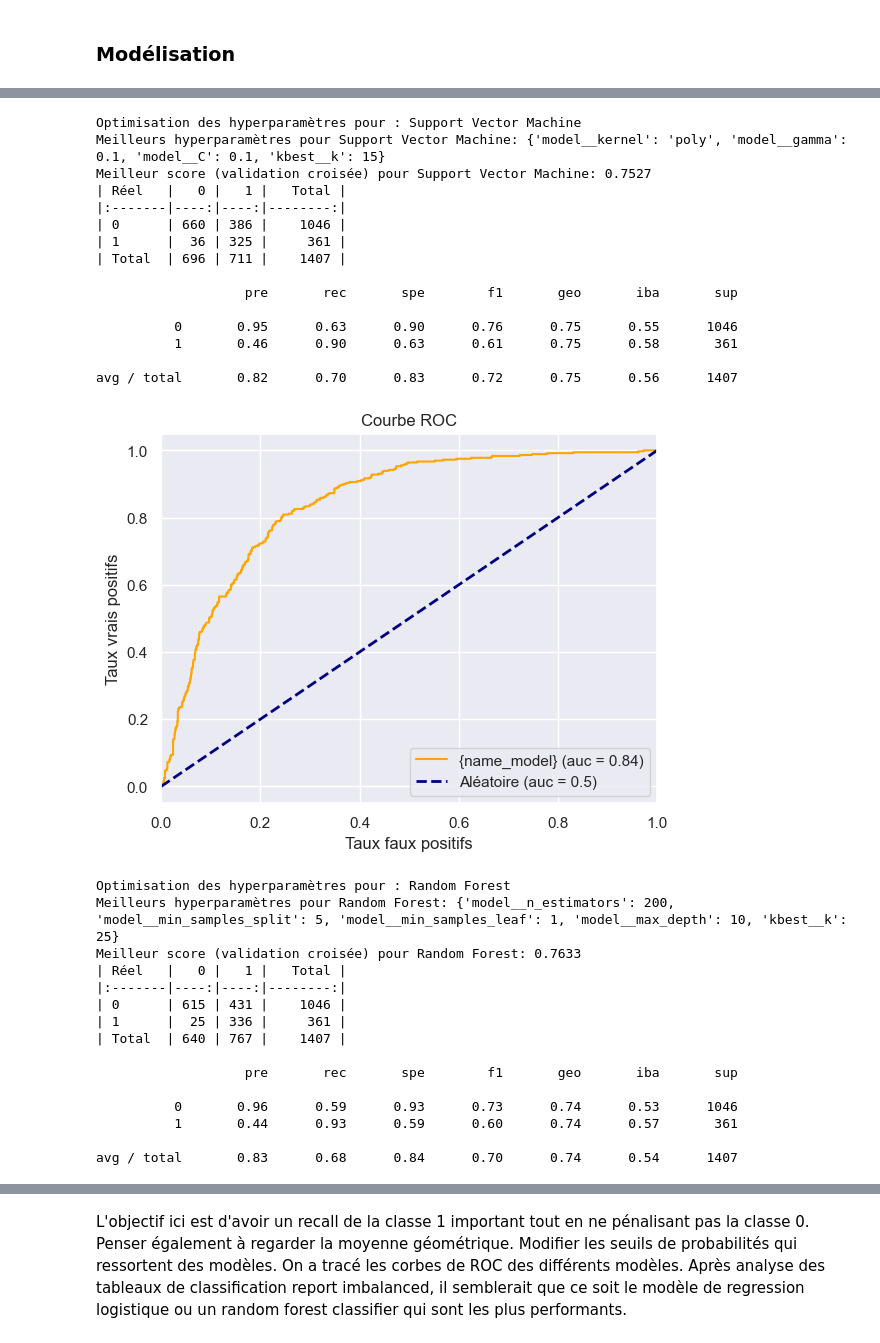
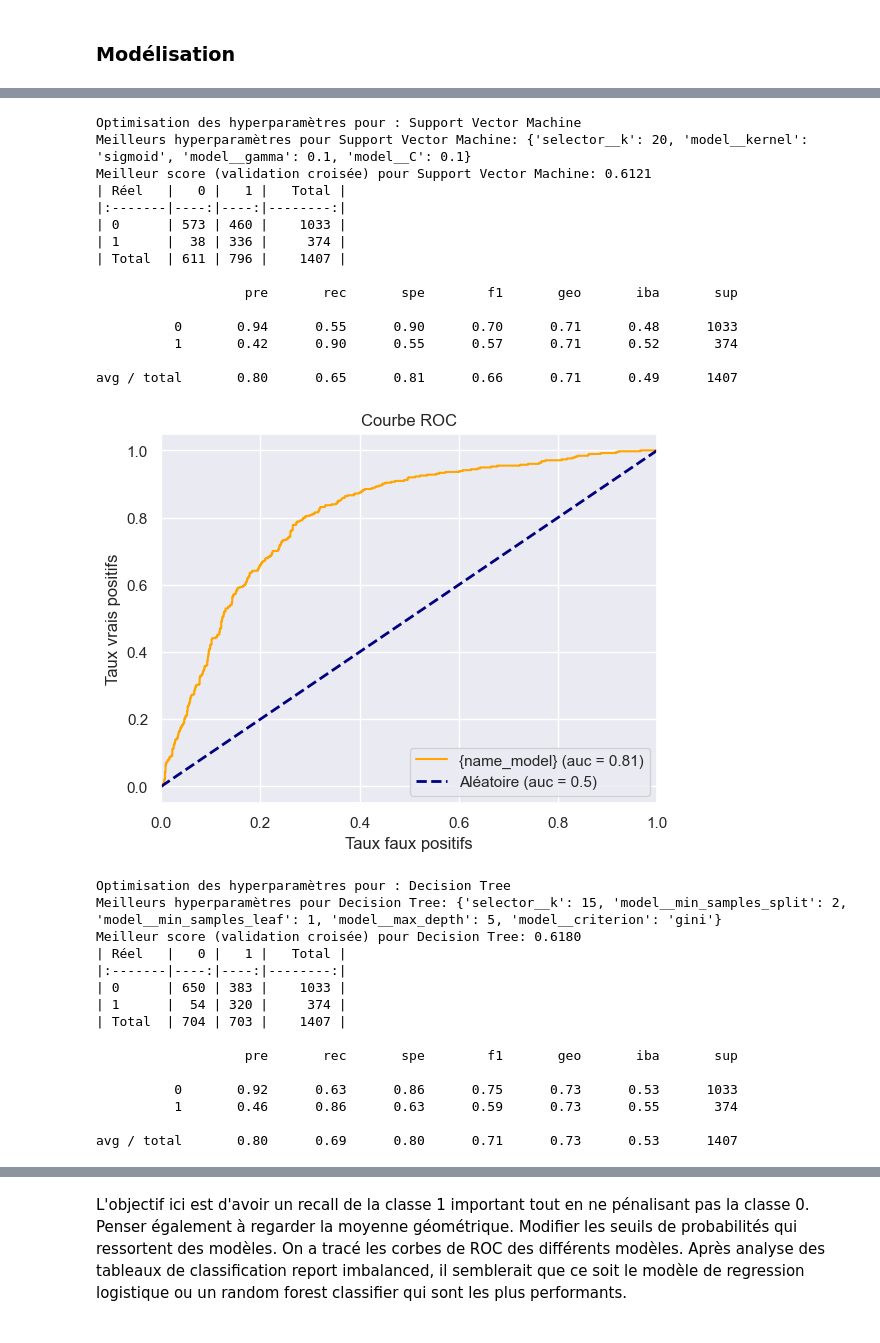
Before and after one commit to anthoferre/telco_customer_churn, a Jupyter notebook: telco_customer_churn.ipynb, the cells around one changed output, grey strips where cells are left out. Cells and saved outputs as stored; diff of their text form; code cells hidden in the pictures.

```diff
--- a/telco_customer_churn.ipynb
+++ b/telco_customer_churn.ipynb
@@ -91,2 +76,0 @@ sns.barplot(df_crosstab, x = df_crosstab.gender, y = df_crosstab.percentage, hue
-# %%
-df['Charges_rate'] = (df.MonthlyCharges / df.TotalCharges) * 100
@@ -204,13 +216,0 @@ data = df.drop('Churn', axis = 1)
-# %%
-# jeu d'entraînement et jeu de test
-x_train, x_test, y_train, y_test = train_test_split(data,target,test_size=0.2,random_state=66)
-
-# sous échantillonner
-x_train_us,y_train_us = SMOTE(random_state=42).fit_resample(x_train,y_train)  # Added random_state for reproducibility
-
-# sur échantilloner
-x_train_os,y_train_os = RandomUnderSampler(random_state=42).fit_resample(x_train,y_train) # Added random_state for reproducibility
-
-#enregistrement des données de test pour l'application streamlit
-joblib.dump(x_test,'x_test')
-joblib.dump(y_test,'y_test')
@@ -219,5 +244,4 @@ joblib.dump(y_test,'y_test')
 # %%
-scaler = StandardScaler()
 selector = SelectKBest()
 clf_lr = LogisticRegression()
 clf_svm = SVC(probability=True)
@@ -226,46 +250,49 @@ clf_dt = DecisionTreeClassifier()
 
 
 list_of_models = [('Logistic Regression', clf_lr),
-                   ('Support Vector Machine', clf_svm),
-                   ('Random Forest', clf_rf),
-                   ('Decision Tree', clf_dt)]
+            ('Support Vector Machine', clf_svm),
+            ('Decision Tree', clf_dt),
+            ('Random Forest', clf_rf)]
 
 
 results = {}
 
 for name_model, model in list_of_models:
     print(f"Optimisation des hyperparamètres pour : {name_model}")
-    model_pipeline = Pipeline(steps=[('normalisation', scaler),
-                                        ('kbest', selector),
-                                        ('model', model)])
+    model_pipeline_all = ImbPipeline(steps=[
+        ('preprocessor', preprocessor), # Étape 1: Transformation de toutes les colonnes
+        ('under_sampler',Under_Sampler), # Etape 3: Sur échantilloner
+        ('selector', selector),   # Étape 2: Sélection des K meilleures features
+        ('model', model)            # Étape 3: Entraînement/Prédiction du modèle
+    ])
 
     params = {}
 
     if name_model == 'Logistic Regression':
-        params = {'kbest__k': [5, 10, 15, 20, 25, 30, 'all'],
+        params = {'selector__k': [5, 10, 15, 20, 25, 30, 'all'],
                     'model__solver': ['lbfgs', 'liblinear', 'newton-cg', 'sag', 'saga'],
                     'model__C': [0.001, 0.01, 0.1, 1]}
     elif name_model == 'Support Vector Machine':
-        params = {'kbest__k': [5, 10, 15, 20, 25, 30, 'all'],
+        params = {'selector__k': [5, 10, 15, 20, 25, 30, 'all'],
                     'model__C': [0.1, 1, 10],
                     'model__gamma': ['scale', 'auto', 0.001, 0.1],
                     'model__kernel': ['linear', 'rbf', 'poly', 'sigmoid']}
     elif name_model == 'Random Forest':
-        params = {'kbest__k': [5, 10, 15, 20, 25, 30, 'all'],
+        params = {'selector__k': [5, 10, 15, 20, 25, 30, 'all'],
                     'model__n_estimators': [100, 200, 300],
                     'model__max_depth': [None, 5, 10],
                     'model__min_samples_split': [2, 5],
                     'model__min_samples_leaf': [1, 3]}
     elif name_model == 'Decision Tree':
-        params = {'kbest__k': [5, 10, 15, 20, 25, 30, 'all'],
+        params = {'selector__k': [5, 10, 15, 20, 25, 30, 'all'],
                     'model__criterion': ['gini', 'entropy'],
                     'model__max_depth': [None, 5, 10],
                     'model__min_samples_split': [2, 5],
                     'model__min_samples_leaf': [1, 3]}
 
 
-    grid = RandomizedSearchCV(model_pipeline, params, cv=5, scoring='f1', n_jobs=-1, random_state=42) # Added random_state for reproducibility
-    grid.fit(x_train_os, y_train_os)
+    grid = RandomizedSearchCV(model_pipeline_all, params, cv=5, scoring='f1', n_jobs=-1, random_state=42) # Added random_state for reproducibility
+    grid.fit(x_train, y_train)
     y_pred = grid.predict(x_test)
     y_pred_proba = grid.predict_proba(x_test)
     y_preds = np.where(y_pred_proba[:,1]>0.35, 1, 0)
@@ -317,31 +344,31 @@ avg / total       0.82      0.68      0.84      0.70      0.74      0.54      14
 Optimisation des hyperparamètres pour : Support Vector Machine
-Meilleurs hyperparamètres pour Support Vector Machine: {'model__kernel': 'poly', 'model__gamma': 0.1, 'model__C': 0.1, 'kbest__k': 15}
-Meilleur score (validation croisée) pour Support Vector Machine: 0.7527
+Meilleurs hyperparamètres pour Support Vector Machine: {'selector__k': 20, 'model__kernel': 'sigmoid', 'model__gamma': 0.1, 'model__C': 0.1}
+Meilleur score (validation croisée) pour Support Vector Machine: 0.6121
 | Réel   |   0 |   1 |   Total |
 |:-------|----:|----:|--------:|
-| 0      | 660 | 386 |    1046 |
-| 1      |  36 | 325 |     361 |
-| Total  | 696 | 711 |    1407 |
+| 0      | 573 | 460 |    1033 |
+| 1      |  38 | 336 |     374 |
+| Total  | 611 | 796 |    1407 |
 
                    pre       rec       spe        f1       geo       iba       sup
 
-          0       0.95      0.63      0.90      0.76      0.75      0.55      1046
-          1       0.46      0.90      0.63      0.61      0.75      0.58       361
+          0       0.94      0.55      0.90      0.70      0.71      0.48      1033
+          1       0.42      0.90      0.55      0.57      0.71      0.52       374
 
-avg / total       0.82      0.70      0.83      0.72      0.75      0.56      1407
+avg / total       0.80      0.65      0.81      0.66      0.71      0.49      1407
-[figure, old version]
+[figure, new version]
-Optimisation des hyperparamètres pour : Random Forest
-Meilleurs hyperparamètres pour Random Forest: {'model__n_estimators': 200, 'model__min_samples_split': 5, 'model__min_samples_leaf': 1, 'model__max_depth': 10, 'kbest__k': 25}
-Meilleur score (validation croisée) pour Random Forest: 0.7633
+Optimisation des hyperparamètres pour : Decision Tree
+Meilleurs hyperparamètres pour Decision Tree: {'selector__k': 15, 'model__min_samples_split': 2, 'model__min_samples_leaf': 1, 'model__max_depth': 5, 'model__criterion': 'gini'}
+Meilleur score (validation croisée) pour Decision Tree: 0.6180
 | Réel   |   0 |   1 |   Total |
 |:-------|----:|----:|--------:|
-| 0      | 615 | 431 |    1046 |
-| 1      |  25 | 336 |     361 |
-| Total  | 640 | 767 |    1407 |
+| 0      | 650 | 383 |    1033 |
+| 1      |  54 | 320 |     374 |
+| Total  | 704 | 703 |    1407 |
 
                    pre       rec       spe        f1       geo       iba       sup
 
-          0       0.96      0.59      0.93      0.73      0.74      0.53      1046
-          1       0.44      0.93      0.59      0.60      0.74      0.57       361
+          0       0.92      0.63      0.86      0.75      0.73      0.53      1033
+          1       0.46      0.86      0.63      0.59      0.73      0.55       374
 
-avg / total       0.83      0.68      0.84      0.70      0.74      0.54      1407
+avg / total       0.80      0.69      0.80      0.71      0.73      0.53      1407
```
Also changed, not shown: parts of 26 cells of this notebook, 1 other file.
